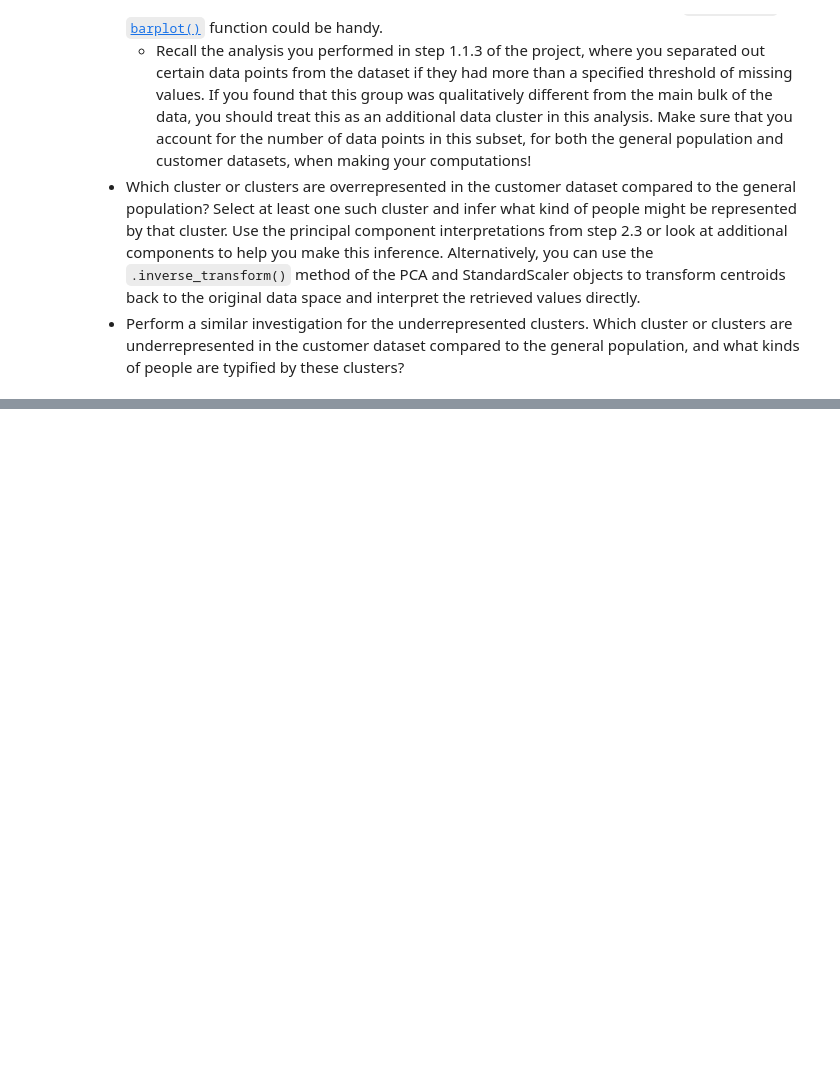
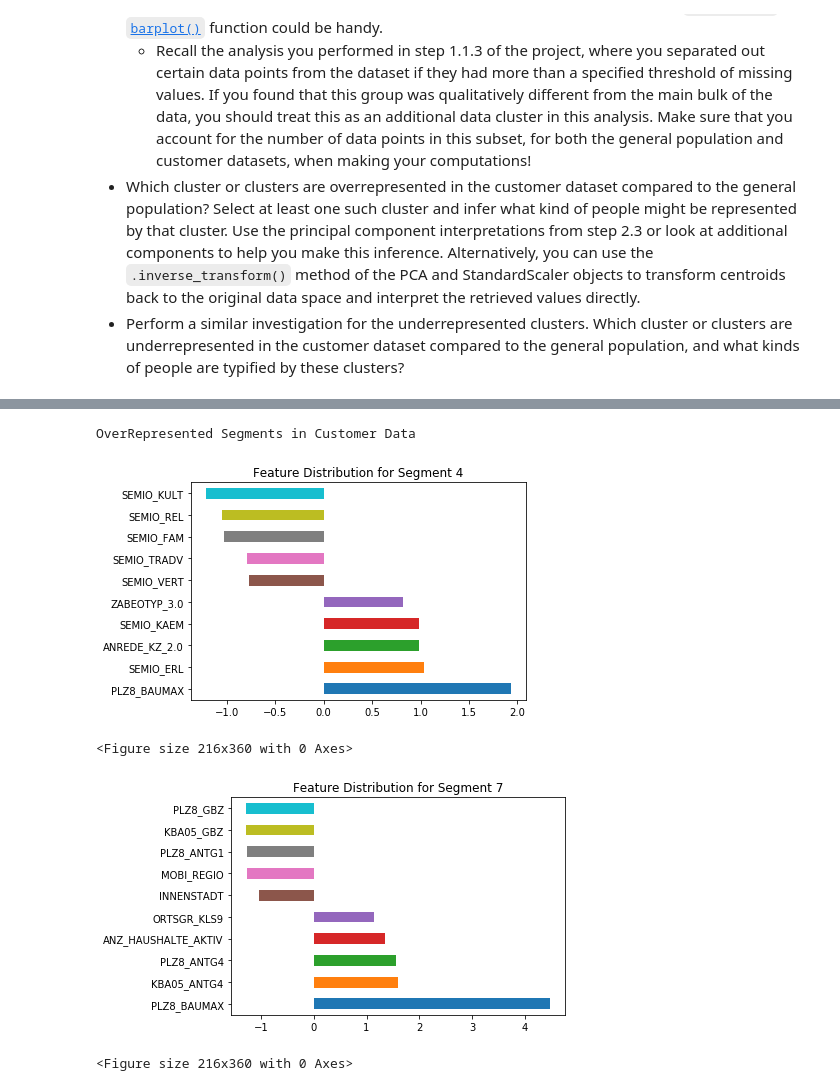
Before and after one commit to BradEvanDavis/CustomerSegmentation, a Jupyter notebook: Identify_Customer_Segments.ipynb, the cells around one changed output, grey strips where cells are left out. Drawn from its saved outputs; the diff is of its cells as text; code cells hidden in the pictures; blank space fills up the shorter version.

```diff
--- a/Identify_Customer_Segments.ipynb
+++ b/Identify_Customer_Segments.ipynb
@@ -955,3 +885,14 @@ PRAEGENDE_JUGENDJAHRE_Movement  1.519447  1.519447  1.519447
+# %%
+print('OverRepresented Segments in Customer Data')
+for i, y in ([4,1],[7,2]):
+    plot_scaled_comparison(customers_segmented, GenPopModel, i, y)
+    plt.show()
+# %% [output]
+OverRepresented Segments in Customer Data
+[figure, added]
+<Figure size 216x360 with 0 Axes>
+[figure, added]
+<Figure size 216x360 with 0 Axes>
 # %% [markdown]
 ### Discussion 3.3: Compare Customer Data to Demographics Data
 
```
Also changed, not shown: parts of 39 cells of this notebook, 1 other file.
